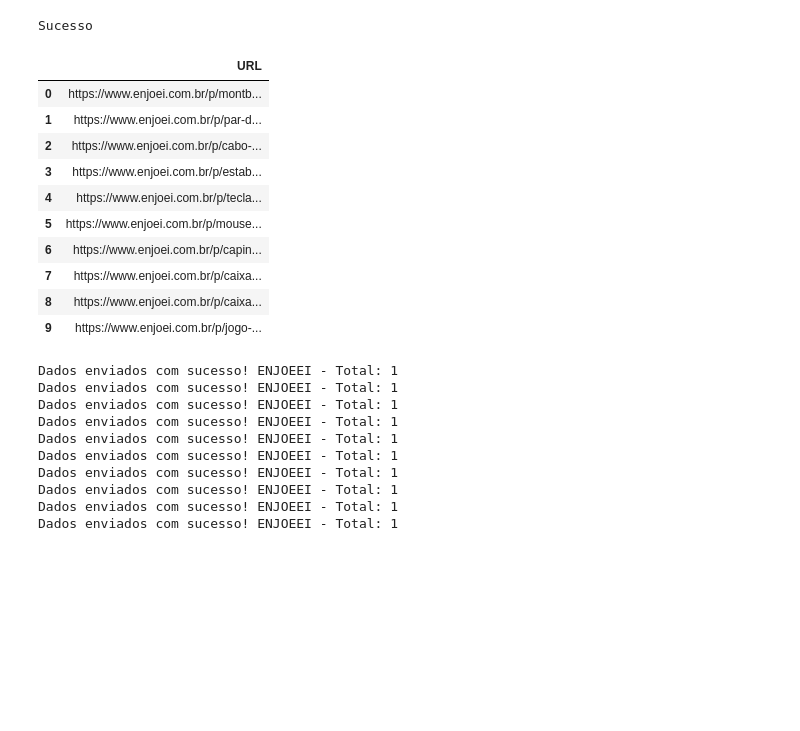
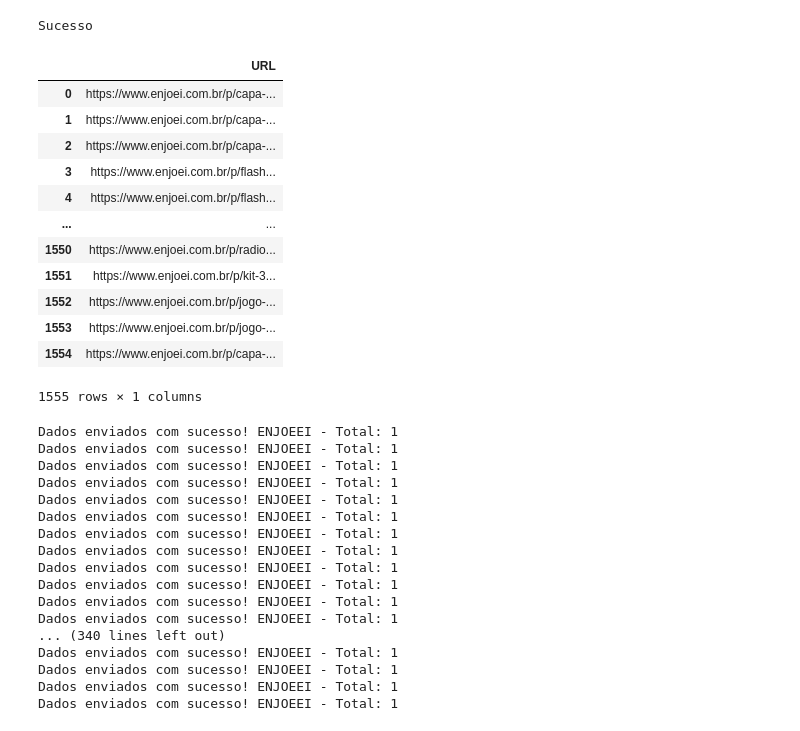
Before and after one commit to JonathanAlvesNogueira/Project-Enjoeei, a Jupyter notebook: extract_descricao_itens/extract_itens.ipynb, the cells around one changed output. Cells and saved outputs as stored; diff of their text form; code cells hidden in the pictures; blank space fills up the shorter version.

```diff
--- a/extract_descricao_itens/extract_itens.ipynb
+++ b/extract_descricao_itens/extract_itens.ipynb
@@ -25,51 +25,53 @@ Sucesso
 # %%
 from sqlalchemy import create_engine
 import pandas as pd
 import time
 
 engine = create_engine(
     f"mysql+pymysql://root:{PASSWORD}@localhost:3306/ENJOEEI_PROJECT"
 )
 
-today = 20260719
+today = 20260722
 
 query = f"""
 WITH TABELA AS (
 SELECT
     a.*
     ,row_number() over (partition by link order by anomesdia_particao desc) as row_num
 FROM ENJOEEI_PROJECT.detalhe_produtos_enjoeei AS a
 )
 
 SELECT DISTINCT
     URL
 FROM ENJOEEI_PROJECT.PRODUTOS AS a
 LEFT JOIN TABELA AS b
    ON TRIM(a.url) = TRIM(b.link)
    and row_num = 1
 WHERE (b.anomesdia_particao NOT IN ({today}) or b.anomesdia_particao IS NULL)
-LIMIT 10
+-- LIMIT 10
 """
-
 df = pd.read_sql(query, con=engine)
 df
 # %% [output]
 |  | URL |
-| 0 | https://www.enjoei.com.br/p/montb... |
-| 1 | https://www.enjoei.com.br/p/par-d... |
-| 2 | https://www.enjoei.com.br/p/cabo-... |
-| 3 | https://www.enjoei.com.br/p/estab... |
-| 4 | https://www.enjoei.com.br/p/tecla... |
-| 5 | https://www.enjoei.com.br/p/mouse... |
-| 6 | https://www.enjoei.com.br/p/capin... |
-| 7 | https://www.enjoei.com.br/p/caixa... |
-| 8 | https://www.enjoei.com.br/p/caixa... |
-| 9 | https://www.enjoei.com.br/p/jogo-... |
+| 0 | https://www.enjoei.com.br/p/capa-... |
+| 1 | https://www.enjoei.com.br/p/capa-... |
+| 2 | https://www.enjoei.com.br/p/capa-... |
+| 3 | https://www.enjoei.com.br/p/flash... |
+| 4 | https://www.enjoei.com.br/p/flash... |
+| ... | ... |
+| 1550 | https://www.enjoei.com.br/p/radio... |
+| 1551 | https://www.enjoei.com.br/p/kit-3... |
+| 1552 | https://www.enjoei.com.br/p/jogo-... |
+| 1553 | https://www.enjoei.com.br/p/jogo-... |
+| 1554 | https://www.enjoei.com.br/p/capa-... |
+1555 rows × 1 columns
 # %%
 lista = df['URL'].tolist()
+driver = webdriver.Chrome()
+
 produtos = []
 for i in lista:
-    driver = webdriver.Chrome()
 
     url = i
 
@@ -204,7 +206,7 @@ for i in lista:
         index=False
     )
     print(f"Dados enviados com sucesso! ENJOEEI - Total: {len(df_final)}")
-    driver.quit()
+driver.quit()
 # %% [output]
 Dados enviados com sucesso! ENJOEEI - Total: 1
 Dados enviados com sucesso! ENJOEEI - Total: 1
@@ -216,4 +218,11 @@ Dados enviados com sucesso! ENJOEEI - Total: 1
 Dados enviados com sucesso! ENJOEEI - Total: 1
 Dados enviados com sucesso! ENJOEEI - Total: 1
 Dados enviados com sucesso! ENJOEEI - Total: 1
+Dados enviados com sucesso! ENJOEEI - Total: 1
+Dados enviados com sucesso! ENJOEEI - Total: 1
+... (340 lines left out)
+Dados enviados com sucesso! ENJOEEI - Total: 1
+Dados enviados com sucesso! ENJOEEI - Total: 1
+Dados enviados com sucesso! ENJOEEI - Total: 1
+Dados enviados com sucesso! ENJOEEI - Total: 1
 # %%
```
Also changed, not shown: parts of 1 cell of this notebook, 2 other files.
